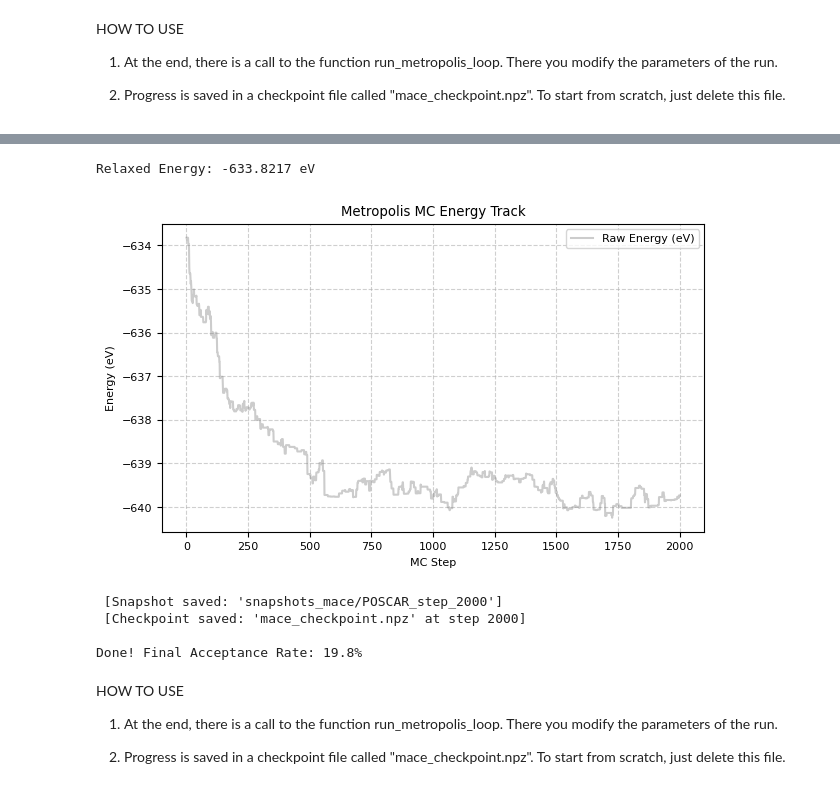
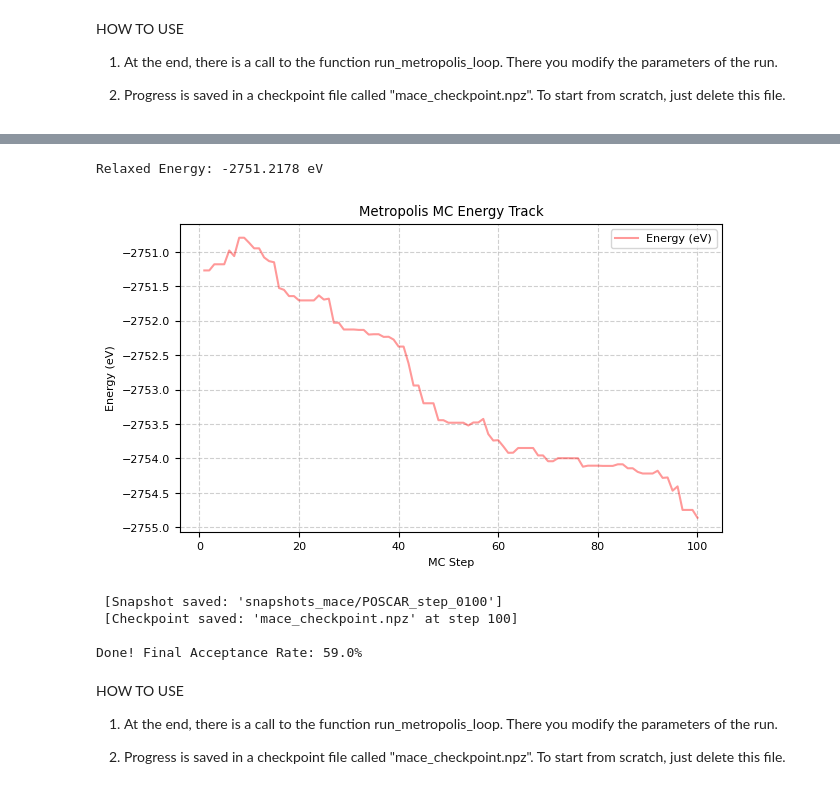
Before and after one commit to inglorious-castro/CSRO-explorer, a Jupyter notebook: 2_mc_annealing/metropolis-mace.ipynb, the cells around one changed output, grey strips where cells are left out. Cells and saved outputs as stored; diff of their text form; code cells hidden in the pictures.

Commit message:
100 steps of Metropolis

```diff
--- a/2_mc_annealing/metropolis-mace.ipynb
+++ b/2_mc_annealing/metropolis-mace.ipynb
@@ -23,7 +21,7 @@ cuequivariance or cuequivariance_torch is not available. Cuequivariance accelera
 # %%
 # 1. Read the POSCAR file directly into an ASE Atoms object
 # ASE automatically handles elements, counts, coordinates, and cell vectors!
-structure = read("A05-36.vasp", format="vasp")
+structure = read("POSCAR_SQS", format="vasp")
 num_atoms = len(structure)
 
 print(f"Successfully loaded POSCAR!")
@@ -147,7 +145,7 @@ def relax_structure(atoms, calculator, fmax=fmax, max_steps=steps):
 relaxed_structure, relaxed_energy = relax_structure(structure, mace_calc)
 print(f"Relaxed Energy: {relaxed_energy:.4f} eV")
 # %% [output]
-Relaxed Energy: -633.8217 eV
+Relaxed Energy: -2751.2178 eV
 # %%
 def get_moving_average(data, window_size=10):
     if len(data) < window_size:
@@ -185,7 +183,7 @@ class LivePlotter:
         clear_output(wait=True)
         fig, ax = plt.subplots(figsize=(7, 4))
 
-        ax.plot(self.steps, self.energies, color='gray', alpha=0.4, label='Raw Energy (eV)')
+        ax.plot(self.steps, self.energies, color='red', alpha=0.4, label='Energy (eV)')
 #        ax.plot(self.steps, moving_avgs, 'r-', linewidth=2, label=f'{self.window_size}-Step Moving Avg')
 
         ax.set_xlabel('MC Step')
@@ -263,27 +261,27 @@ def run_metropolis_loop(atoms, calculator, temp_k, total_steps, plotter=None,
 # %%
 # Instantiate plotter separately
 plotter = LivePlotter(window_size=100)
 
 # Pass it into the loop (or pass plotter=None if you want to run headless/fast)
 initial_structure = structure.copy()
 
 run_metropolis_loop(
     atoms=initial_structure,
     calculator=mace_calc,
     temp_k=800,
-    total_steps=2000,  # cumulative, as in Octopus
+    total_steps=300,  # cumulative, as in Octopus
     plotter=plotter,
     checkpoint_file="mace_checkpoint.npz",
     save_every=50,
-    snapshot_every=500,
+    snapshot_every=100,
     snapshot_dir="snapshots_mace"
 )
 # %% [output]
-[figure, old version]
+[figure, new version]
- [Snapshot saved: 'snapshots_mace/POSCAR_step_2000']
- [Checkpoint saved: 'mace_checkpoint.npz' at step 2000]
+ [Snapshot saved: 'snapshots_mace/POSCAR_step_0100']
+ [Checkpoint saved: 'mace_checkpoint.npz' at step 100]
 
-Done! Final Acceptance Rate: 19.8%
+Done! Final Acceptance Rate: 59.0%
 # %% [markdown]
 HOW TO USE
 
```
Also changed, not shown: parts of 3 cells of this notebook, 2 other files.
